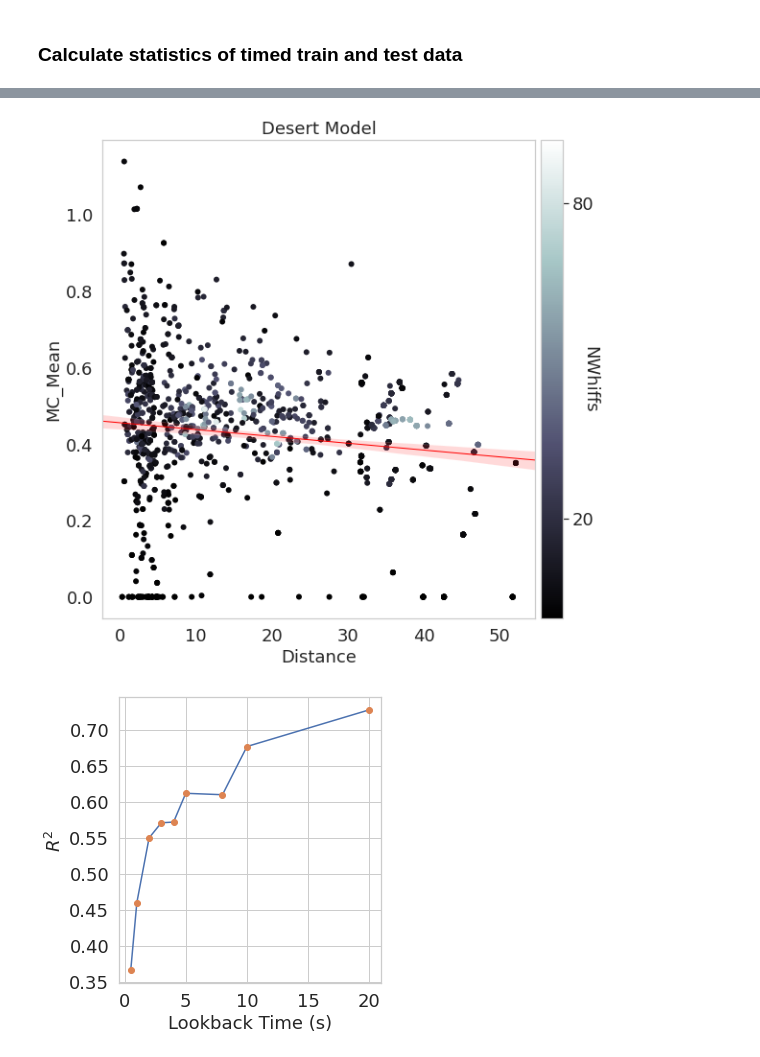
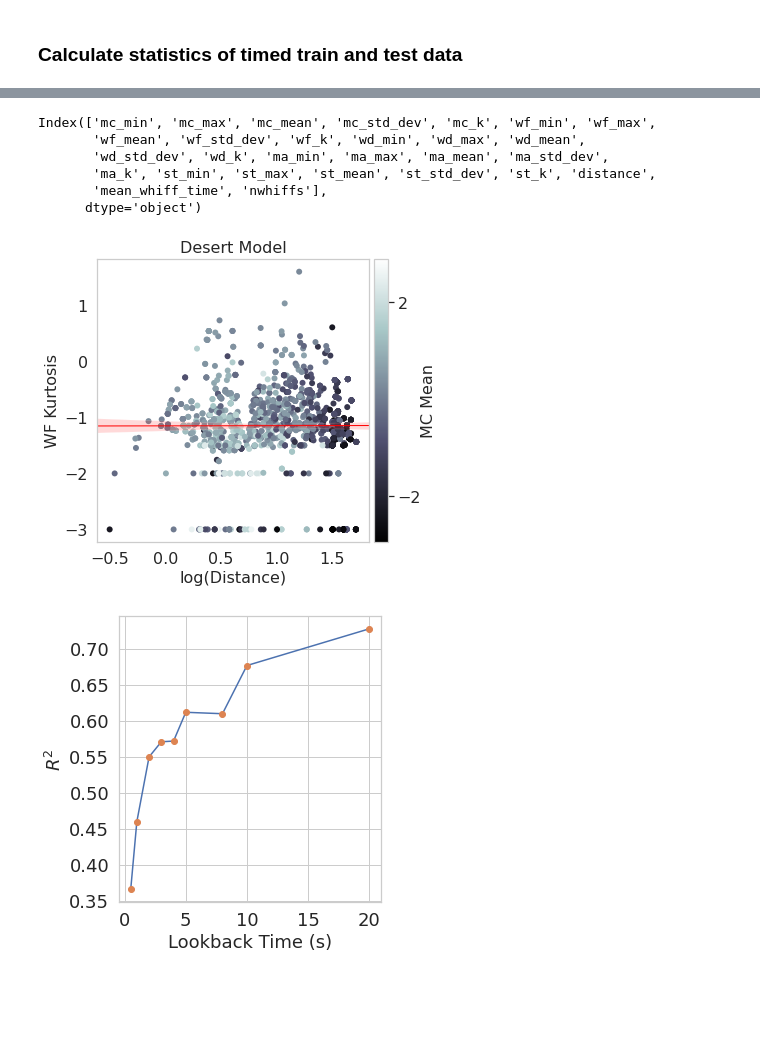
Before and after one commit to arunavanag591/odor_analysis, a Jupyter notebook: data_exploration/dataClassification.ipynb, the cells around one changed output, grey strips where cells are left out. Drawn from its saved outputs; the diff is of its cells as text; code cells hidden in the pictures; blank space fills up the shorter version.

Commit message:
lpf plots

```diff
--- a/data_exploration/dataClassification.ipynb
+++ b/data_exploration/dataClassification.ipynb
@@ -377,17 +349,17 @@ for i in range(len(Xtest)):
 traindf['distance']=np.delete(D_train, c1)
 traindf['mean_whiff_time'] = np.delete(mean_time_train, c1)
 traindf['nwhiffs'] = np.delete(Nrows_train, c1)
-traindf['mean_concentration_continuous'] = np.delete(MCTrain, c1)
+# traindf['mean_concentration_continuous'] = np.delete(MCTrain, c1)
 
 
-testdf['distance']=np.delete(D_test,c2)
-testdf['mean_whiff_time'] = np.delete(mean_time_test, c2)
-testdf['nwhiffs'] = np.delete(Nrows_test, c2)
-testdf['mean_concentration_continuous'] = np.delete(MCTest, c2)
+# testdf['distance']=np.delete(D_test,c2)
+# testdf['mean_whiff_time'] = np.delete(mean_time_test, c2)
+# testdf['nwhiffs'] = np.delete(Nrows_test, c2)
+# testdf['mean_concentration_continuous'] = np.delete(MCTest, c2)
 # %%
-scaler = StandardScaler().fit(traindf[traindf.columns])
-traindf[traindf.columns]=scaler.transform(traindf[traindf.columns])
-testdf[testdf.columns]=scaler.transform(testdf[testdf.columns])
+# scaler = StandardScaler().fit(traindf[traindf.columns])
+# traindf[traindf.columns]=scaler.transform(traindf[traindf.columns])
+# testdf[testdf.columns]=scaler.transform(testdf[testdf.columns])
 # %%
 distance=smf.ols(formula=""" distance ~ mc_min+mc_max+mc_mean+mc_std_dev+mc_k+
 wf_min+wf_max+wf_mean+wf_std_dev+wf_k+ wd_min+wd_max+wd_mean+wd_std_dev+wd_k+
@@ -407,37 +379,47 @@ distance.rsquared
 # result = np.where((dataframe.wf_std_dev) > 0.0000000001, (dataframe.wf_std_dev), -10)
 # # print(result)
 # np.log10(result, out=result, where=result > 0)
+# %%
+traindf.keys()
+# %% [output]
+Index(['mc_min', 'mc_max', 'mc_mean', 'mc_std_dev', 'mc_k', 'wf_min', 'wf_max',
+       'wf_mean', 'wf_std_dev', 'wf_k', 'wd_min', 'wd_max', 'wd_mean',
+       'wd_std_dev', 'wd_k', 'ma_min', 'ma_max', 'ma_mean', 'ma_std_dev',
+       'ma_k', 'st_min', 'st_max', 'st_mean', 'st_std_dev', 'st_k', 'distance',
+       'mean_whiff_time', 'nwhiffs'],
+      dtype='object')
 # %%
-f, (ax) = plt.subplots(1,1, figsize=(8,8))
+f, (ax) = plt.subplots(1,1, figsize=(5.5,5))
 dataframe=traindf
-distance = (dataframe.distance)
-test_var=(dataframe.wf_std_dev)
+distance = np.log10(dataframe.distance)
+test_var=(dataframe.wf_k)
 var1 = ax.scatter(distance,test_var,
-                   c=dataframe.nwhiffs,cmap='bone',
+                   c=dataframe.mc_mean,cmap='bone',
             edgecolors='none')
 ax.grid(False)
 # ax1.set_ylim(4.5,)
 ax.set_title('Desert Model')
 # #     ax1.set_title('Forest')
 g1 = sns.regplot(x=distance,y=(test_var) , data=dataframe,
             ax=ax, line_kws={'color':'red','linewidth':1}, scatter=False, truncate=False)
 g1.set(xlabel=None, ylabel=None)
 
-ax.set_xlabel('Distance')
-ax.set_ylabel('MC_Mean')
+ax.set_xlabel('log(Distance)')
+ax.set_ylabel('WF Kurtosis')
 divider = make_axes_locatable(ax)
 cax = divider.append_axes('right', size='5%', pad=0.08)
-cbar=f.colorbar(var1, cax=cax, orientation = 'vertical',ticks=[20,80])
+cbar=f.colorbar(var1, cax=cax, orientation = 'vertical',ticks=[-2,2])
 cbar.solids.set(alpha=1)
 # cbar.ax.set_yticklabels(['-33', '12'])
-cbar.ax.set_ylabel('NWhiffs', rotation=-90, labelpad=5)
+# cbar.ax.set_ylabel('#NWhiffs/LT=10sec', rotation=90, labelpad=0)
+cbar.ax.set_ylabel('MC Mean', rotation=90, labelpad=0)
 
 
 f.tight_layout(pad=1)
-figurefirst.mpl_functions.set_fontsize(f, 18)
-# f.savefig('../../Figure/mcMeannwhiffs.jpeg', dpi=300, bbox_inches = "tight")
+figurefirst.mpl_functions.set_fontsize(f, 16)
+f.savefig('../../Figure/wf_k.jpeg', dpi=300, bbox_inches = "tight")
 # %% [output]
-[figure, old version]
+[figure, new version]
 # %%
 f,ax = plt.subplots(1,1,figsize=(5,5))
 ax.plot([0.5,1,2,3,4,5,8,10,20],[0.366,0.46,0.55,0.571,0.572,0.612,0.61,0.677,0.728])
```
Also changed, not shown: parts of 29 cells of this notebook.
